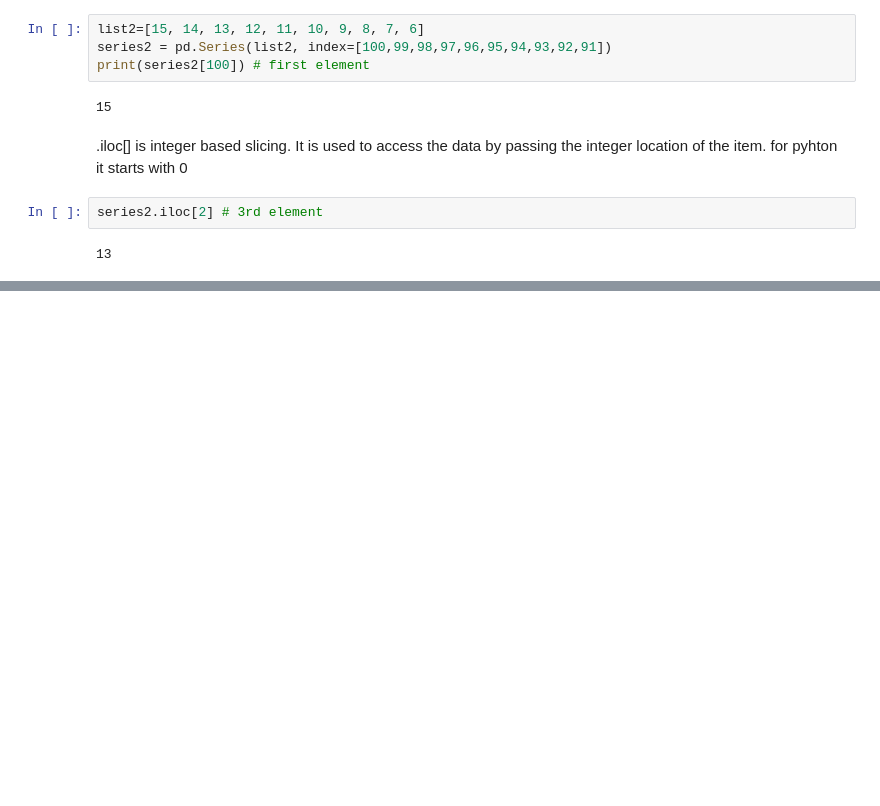
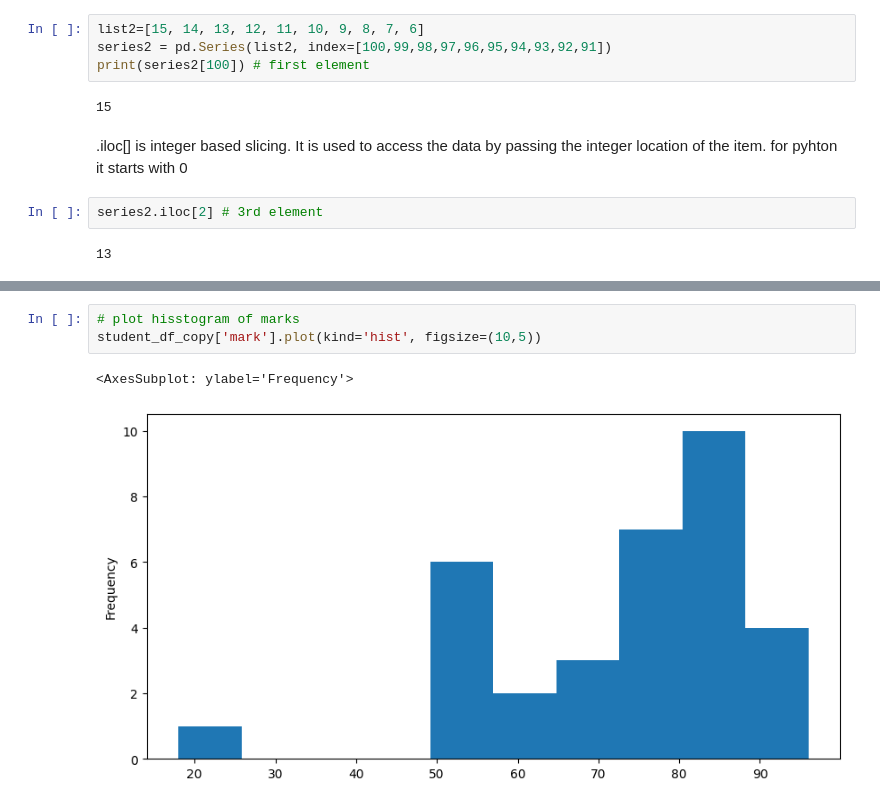
Before and after one commit to amrit-fuse/python, a Jupyter notebook: Pandas_practise.ipynb, the cells around one changed output, grey strips where cells are left out. Drawn from its saved outputs; the diff is of its cells as text; blank space fills up the shorter version.

```diff
--- a/Pandas_practise.ipynb
+++ b/Pandas_practise.ipynb
@@ -57,0 +327,6 @@ series2.iloc[2] # 3rd element
+# %%
+# plot hisstogram of marks
+student_df_copy['mark'].plot(kind='hist', figsize=(10,5))
+# %% [output]
+<AxesSubplot: ylabel='Frequency'>
+[figure, added]
```
Also changed, not shown: parts of 78 cells of this notebook, 1 other file.
